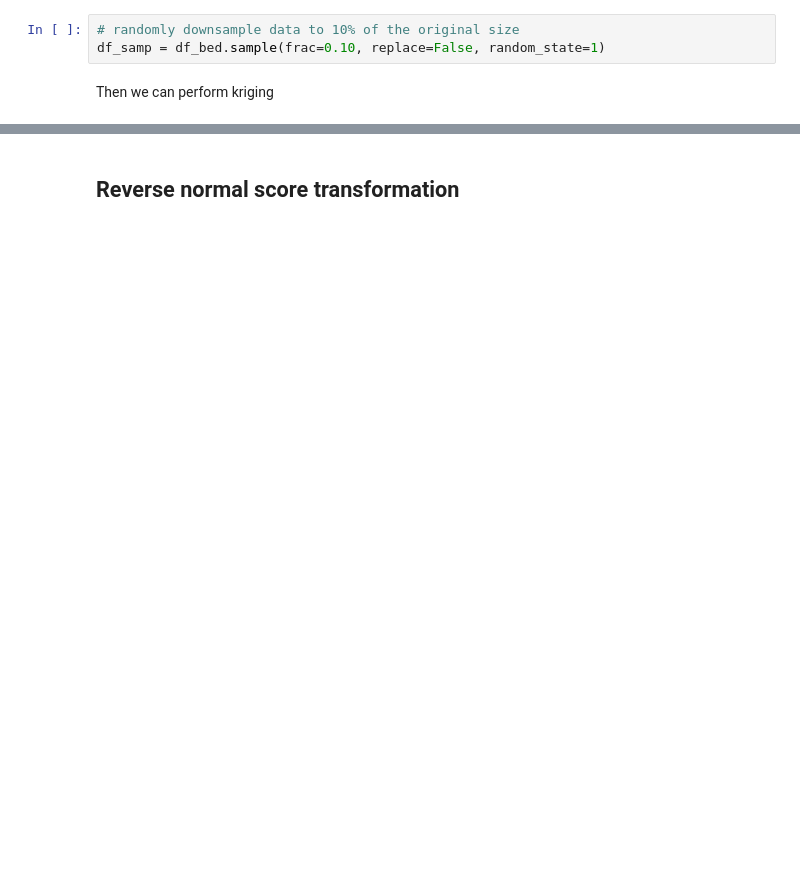
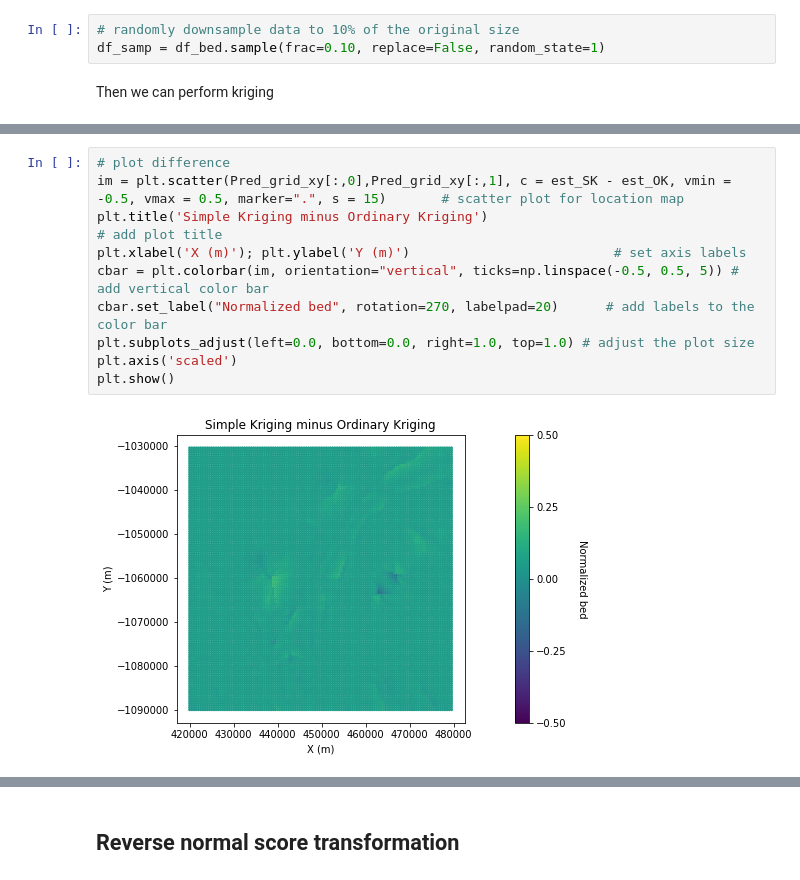
Before and after one commit to GatorGlaciology/GStatSim, a Jupyter notebook: GlacierStats/Kriging.ipynb, the cells around one changed output, grey strips where cells are left out. Drawn from its saved outputs; the diff is of its cells as text; blank space fills up the shorter version.

```diff
--- a/GlacierStats/Kriging.ipynb
+++ b/GlacierStats/Kriging.ipynb
@@ -103,0 +133,12 @@ plt.show()
+# %%
+# plot difference
+im = plt.scatter(Pred_grid_xy[:,0],Pred_grid_xy[:,1], c = est_SK - est_OK, vmin = -0.5, vmax = 0.5, marker=".", s = 15)       # scatter plot for location map
+plt.title('Simple Kriging minus Ordinary Kriging')                                    # add plot title
+plt.xlabel('X (m)'); plt.ylabel('Y (m)')                          # set axis labels
+cbar = plt.colorbar(im, orientation="vertical", ticks=np.linspace(-0.5, 0.5, 5)) # add vertical color bar
+cbar.set_label("Normalized bed", rotation=270, labelpad=20)      # add labels to the color bar
+plt.subplots_adjust(left=0.0, bottom=0.0, right=1.0, top=1.0) # adjust the plot size
+plt.axis('scaled')
+plt.show()
+# %% [output]
+[figure, added]
```
Also changed, not shown: parts of 14 cells of this notebook.
